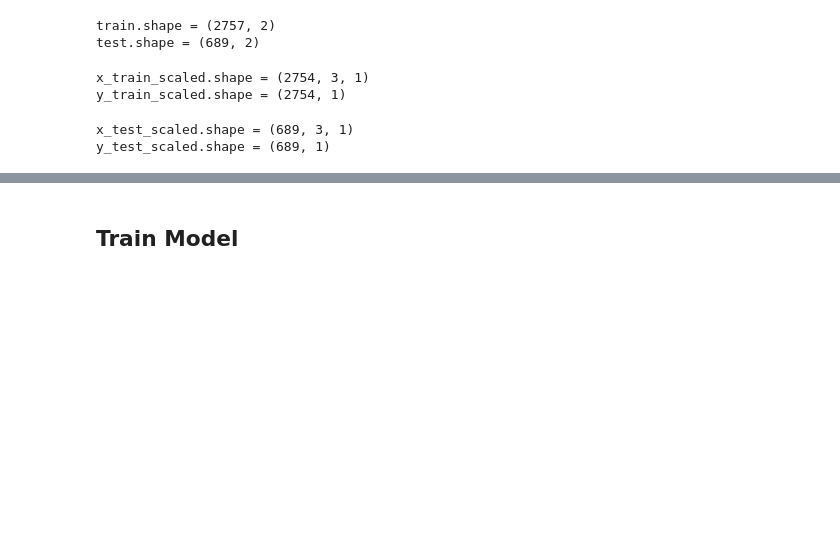
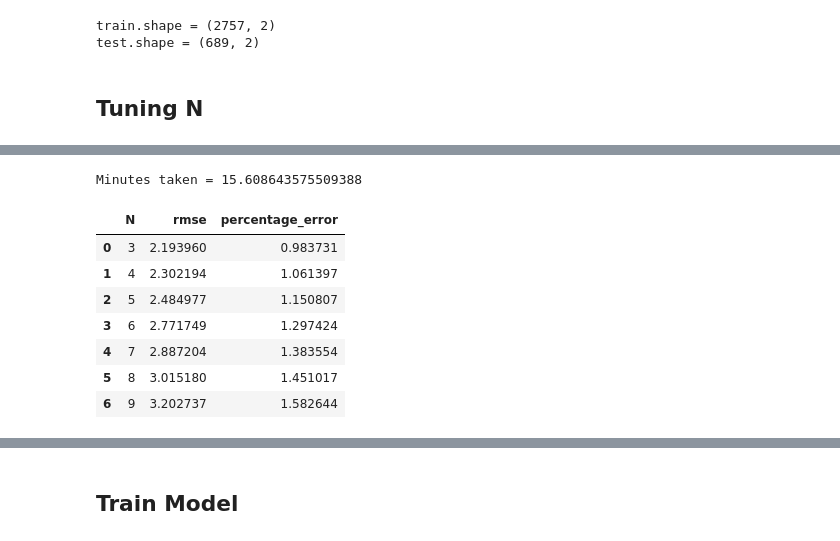
Before and after one commit to akshata29/stock_prediction, a Jupyter notebook: Stock_prediction_using_LSTM.ipynb, the cells around one changed output, grey strips where cells are left out. Drawn from its saved outputs; the diff is of its cells as text; code cells hidden in the pictures; blank space fills up the shorter version.

```diff
--- a/Stock_prediction_using_LSTM.ipynb
+++ b/Stock_prediction_using_LSTM.ipynb
@@ -104,41 +142,33 @@ print("test.shape = " + str(test.shape))
 # %% [output]
 train.shape = (2757, 2)
 test.shape = (689, 2)
-# %%
-# scaled train data
-x_scaled, y_scaled = [], []
-for i in range(N, len(train)):
-    data_x_y = train[i-N:i+1]
-    data_x_y = np.array(data_x_y[predict_var]).reshape(-1,1)
-    scaler = StandardScaler()
-    train_scaled = scaler.fit_transform(data_x_y)
-    x_scaled.append(train_scaled[0:N])
-    y_scaled.append(train_scaled[N])
-x_train_scaled = np.array(x_scaled)
-y_train_scaled = np.array(y_scaled)
-
-print("x_train_scaled.shape = " + str(x_train_scaled.shape))
-print("y_train_scaled.shape = " + str(y_train_scaled.shape))
-# %% [output]
-x_train_scaled.shape = (2754, 3, 1)
-y_train_scaled.shape = (2754, 1)
-# %%
-# sclaed test data
-x_test_scaled, y_test, mu_test, std_test = [], [], [], []
-for i in range(num_train, len(df)):
-    data_x_y = df[i-N:i+1]
-    data_x_y = np.array(data_x_y[predict_var]).reshape(-1,1)
-    mean = np.mean(data_x_y[0:N])
-    std_ = np.std(data_x_y[0:N])
-    x_test_scaled.append((data_x_y[0:N]-mean)/std_)
-    y_test.append(data_x_y[N])
-    mu_test.append(mean)
-    std_test.append(std_)
-
-x_test_scaled = np.array(x_test_scaled)
-y_test = np.array(y_test)
-print("x_test_scaled.shape = " + str(x_test_scaled.shape))
-print("y_test_scaled.shape = " + str(y_test.shape))
-# %% [output]
-x_test_scaled.shape = (689, 3, 1)
-y_test_scaled.shape = (689, 1)
+# %% [markdown]
+## Tuning N
+# %%
+N_list = [i for i in range(3,10)]
+error = {'N': [], 'rmse': [], 'percentage_error':[]}
+tic = time.time()
+for N in tqdm_notebook(N_list):
+    x_train_scaled, y_train_scaled = scale_train_data(train, N)
+    x_test_scaled, y_test, mu_test, std_test = scale_test_data(df, N, num_train)
+    model = Sequential()
+    model.add(LSTM(units=lstm_units, return_sequences=True, input_shape=(x_train_scaled.shape[1],1)))
+    model.add(Dropout(dropout_prob))
+    model.add(LSTM(units=lstm_units))
+    model.add(Dropout(dropout_prob))
+    model.add(Dense(1))
+    model.compile(loss='mean_squared_error', optimizer=optimizer)
+    model.fit(x_train_scaled, y_train_scaled, epochs=20, batch_size=batch_size, verbose=0)
+    est_scaled = model.predict(x_test_scaled)
+    est = (est_scaled * np.array(std_test).reshape(-1,1)) + np.array(mu_test).reshape(-1,1)
+    rmse = math.sqrt(mean_squared_error(y_test, est))
+    p_error = get_percentage_error(y_test, est)
+
+    error['N'].append(N)
+    error['rmse'].append(rmse)
+    error['percentage_error'].append(p_error)
+toc = time.time()
+error = pd.DataFrame(error)
+print("Minutes taken = " + str((toc-tic)/60.0))
+error
+# %% [output]
@@ -144,0 +176,9 @@ y_test_scaled.shape = (689, 1)
+Minutes taken = 15.608643575509388
+|  | N | rmse | percentage_error |
+| 0 | 3 | 2.193960 | 0.983731 |
+| 1 | 4 | 2.302194 | 1.061397 |
+| 2 | 5 | 2.484977 | 1.150807 |
+| 3 | 6 | 2.771749 | 1.297424 |
+| 4 | 7 | 2.887204 | 1.383554 |
+| 5 | 8 | 3.015180 | 1.451017 |
+| 6 | 9 | 3.202737 | 1.582644 |
```
Also changed, not shown: parts of 21 cells of this notebook.
